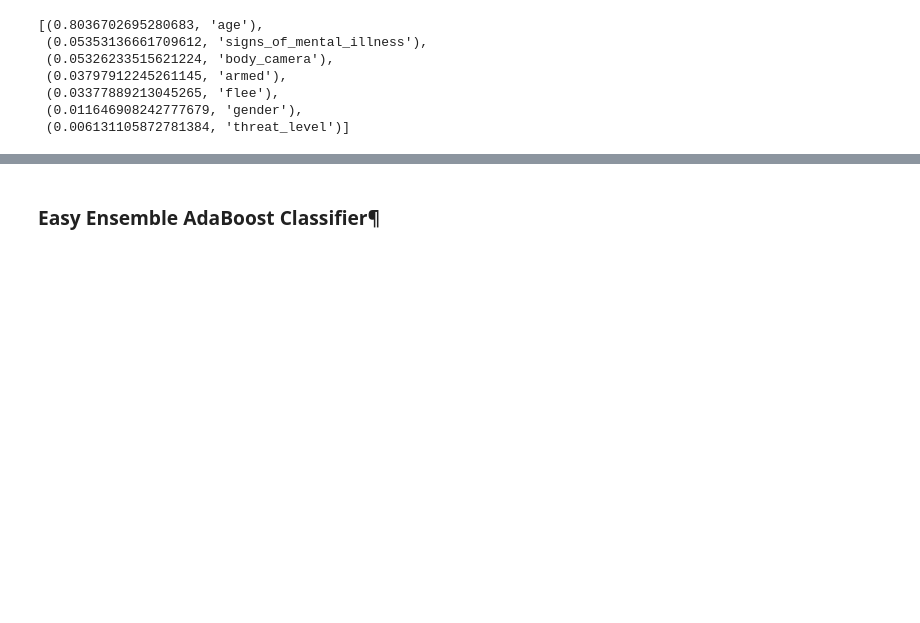
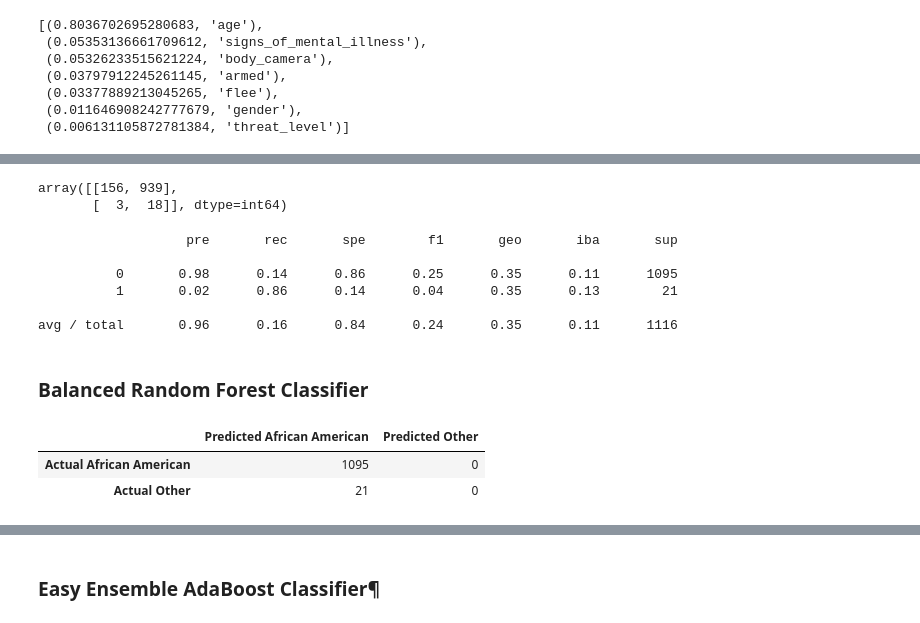
Before and after one commit to kannguyen1210/final-project-group-7, a Jupyter notebook: test_final_notebook.ipynb, the cells around one changed output, grey strips where cells are left out. Saved outputs shown, nothing was run; the diff lists cells and outputs as text; code cells hidden in the pictures; blank space fills up the shorter version.

```diff
--- a/test_final_notebook.ipynb
+++ b/test_final_notebook.ipynb
@@ -438,0 +515,5 @@ sorted(zip(rf_model.feature_importances_, X.columns), reverse=True)
+# %%
+from sklearn.linear_model import LogisticRegression
+classifier = LogisticRegression(solver='lbfgs',
+   max_iter=300,
+   random_state=1)
@@ -438,0 +621,43 @@ sorted(zip(rf_model.feature_importances_, X.columns), reverse=True)
+# %%
+# Display the confusion matrix
+confusion_matrix(y_test, y_pred)
+# %% [output]
+array([[156, 939],
+       [  3,  18]], dtype=int64)
+# %%
+# Print the imbalanced classification report
+print(classification_report_imbalanced(y_test, y_pred))
+# %% [output]
+                   pre       rec       spe        f1       geo       iba       sup
+
+          0       0.98      0.14      0.86      0.25      0.35      0.11      1095
+          1       0.02      0.86      0.14      0.04      0.35      0.13        21
+
+avg / total       0.96      0.16      0.84      0.24      0.35      0.11      1116
+# %% [markdown]
+### Balanced Random Forest Classifier
+# %%
+# Resample the training data with the BalancedRandomForestClassifier
+from sklearn.ensemble import RandomForestClassifier
+rf_model = RandomForestClassifier(n_estimators=100, random_state=28)
+rf_model = rf_model.fit(X_train, y_train)
+# %%
+# Calculated the balanced accuracy score
+from sklearn.metrics import balanced_accuracy_score
+
+y_pred = rf_model.predict(X_test)
+acc_score = balanced_accuracy_score(y_test, y_pred)
+# %%
+# Display the confusion matrix
+from sklearn.metrics import confusion_matrix
+cm = confusion_matrix(y_test, y_pred)
+
+# Create df for confusion matrix
+cm_df = pd.DataFrame(
+    cm, index=["Actual African American", "Actual Other"], columns=["Predicted African American", "Predicted Other"])
+
+cm_df
+# %% [output]
+|  | Predicted African American | Predicted Other |
+| Actual African American | 1095 | 0 |
+| Actual Other | 21 | 0 |
```
Also changed, not shown: parts of 219 cells of this notebook.
